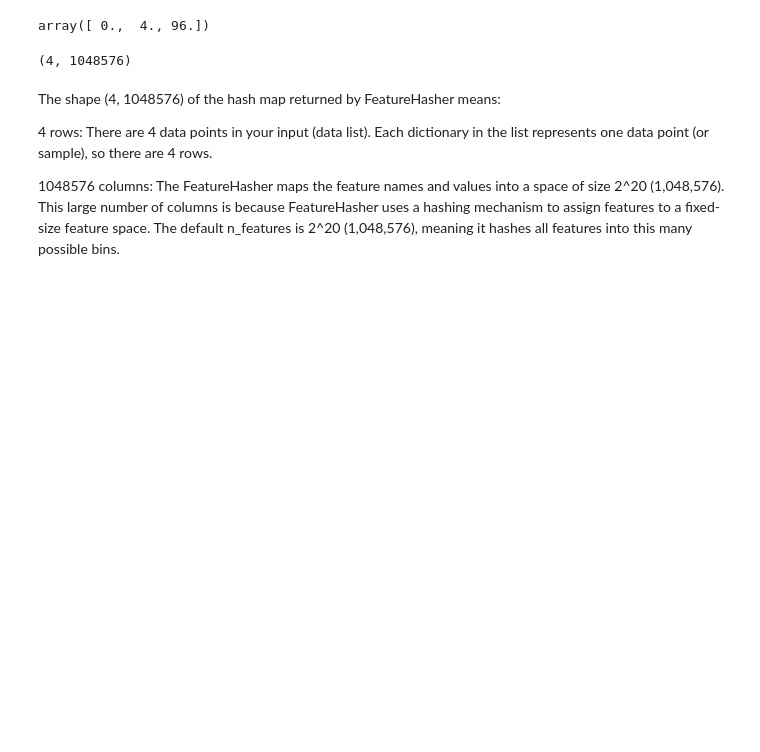
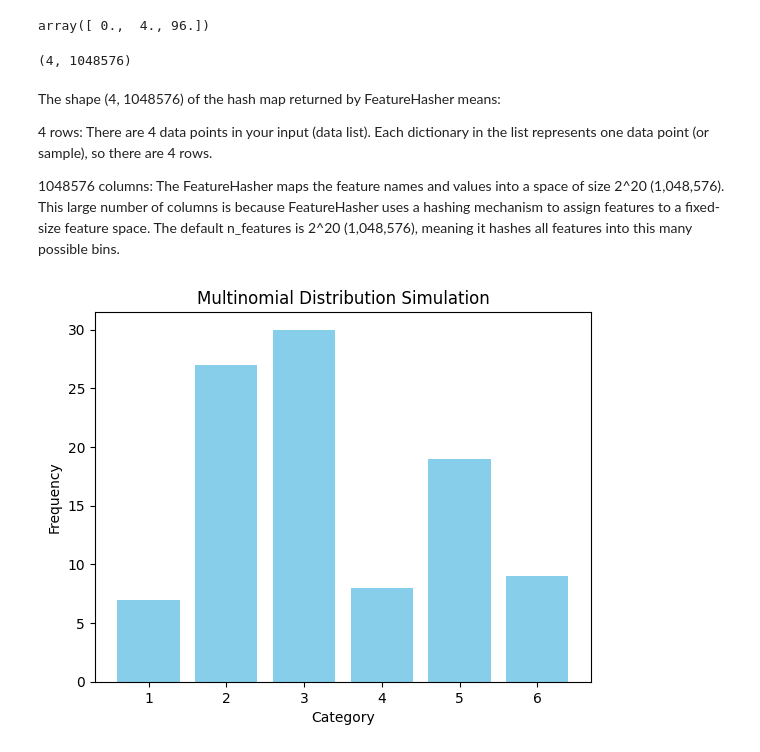
Before and after one commit to sonjaove/progg-and-DS-from-IITM, a Jupyter notebook: MLP/weeek_10_ga.ipynb, the cells around one changed output. Saved outputs shown, nothing was run; the diff lists cells and outputs as text; code cells hidden in the pictures; blank space fills up the shorter version.

```diff
--- a/MLP/weeek_10_ga.ipynb
+++ b/MLP/weeek_10_ga.ipynb
@@ -156,3 +156,26 @@ The shape (4, 1048576) of the hash map returned by FeatureHasher means:
 4 rows: There are 4 data points in your input (data list). Each dictionary in the list represents one data point (or sample), so there are 4 rows.
 
 1048576 columns: The FeatureHasher maps the feature names and values into a space of size 2^20 (1,048,576). This large number of columns is because FeatureHasher uses a hashing mechanism to assign features to a fixed-size feature space. The default n_features is 2^20 (1,048,576), meaning it hashes all features into this many possible bins.
+# %%
+import numpy as np
+import matplotlib.pyplot as plt
+
+# Parameters
+n_trials = 100  # Number of trials
+p = [0.1, 0.2, 0.3, 0.1, 0.2, 0.1]  # Probabilities for each category (6 categories)
+
+# Simulating multinomial distribution
+outcome = np.random.multinomial(n_trials, p)
+
+# Plotting the outcome
+categories = np.arange(1, len(p) + 1)  # Categories (1 to 6)
+plt.bar(categories, outcome, color='skyblue')
+
+# Labeling the graph
+plt.xlabel('Category')
+plt.ylabel('Frequency')
+plt.title('Multinomial Distribution Simulation')
+plt.xticks(categories)  # Show category numbers on x-axis
+plt.show()
+# %% [output]
+[figure, added]
```
Also changed, not shown: parts of 8 cells of this notebook.
